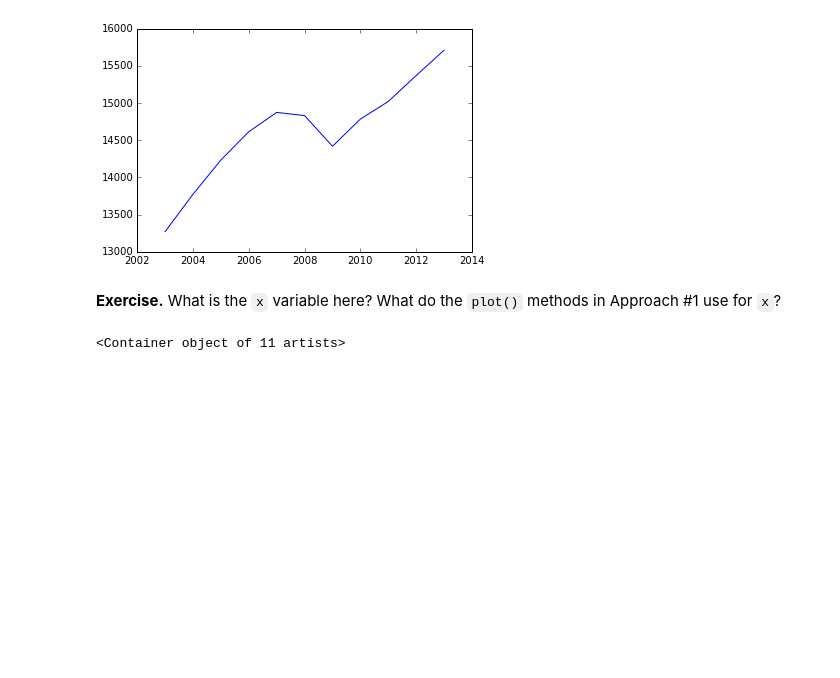
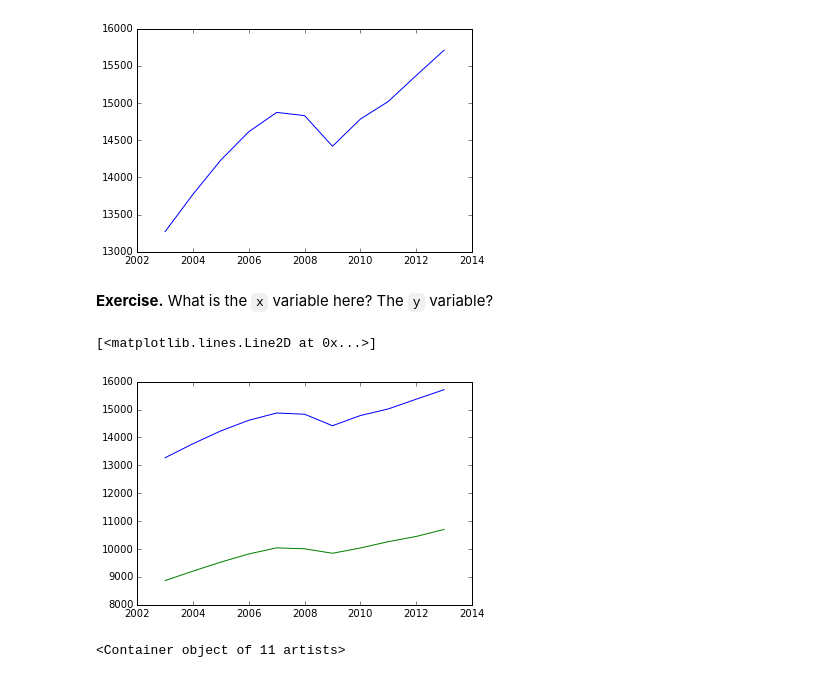
Before and after one commit to DaveBackus/Data_Bootcamp, a Jupyter notebook: Code/IPython/bootcamp_graphics_1.ipynb, the cells around one changed output. Cells and saved outputs as stored; diff of their text form; code cells hidden in the pictures; blank space fills up the shorter version.

```diff
--- a/Code/IPython/bootcamp_graphics_1.ipynb
+++ b/Code/IPython/bootcamp_graphics_1.ipynb
@@ -185,5 +228,12 @@ plt.plot(us.index, us['gdp'])
 [<matplotlib.lines.Line2D at 0x...>]
 [figure]
 # %% [markdown]
-**Exercise.** What is the `x` variable here?  What do the `plot()` methods in Approach #1 use for `x`?
+**Exercise.** What is the `x` variable here?  The `y` variable?
+# %%
+# we can do two lines together
+plt.plot(us.index, us['gdp'])
+plt.plot(us.index, us['pce'])
+# %% [output]
+[<matplotlib.lines.Line2D at 0x...>]
+[figure, added]
 # %%
```
Also changed, not shown: parts of 91 cells of this notebook, 1 other file.
